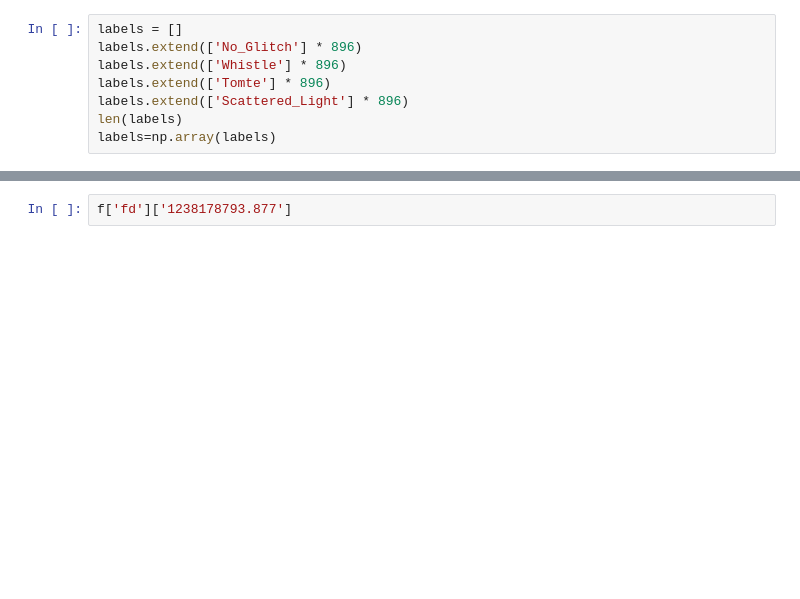
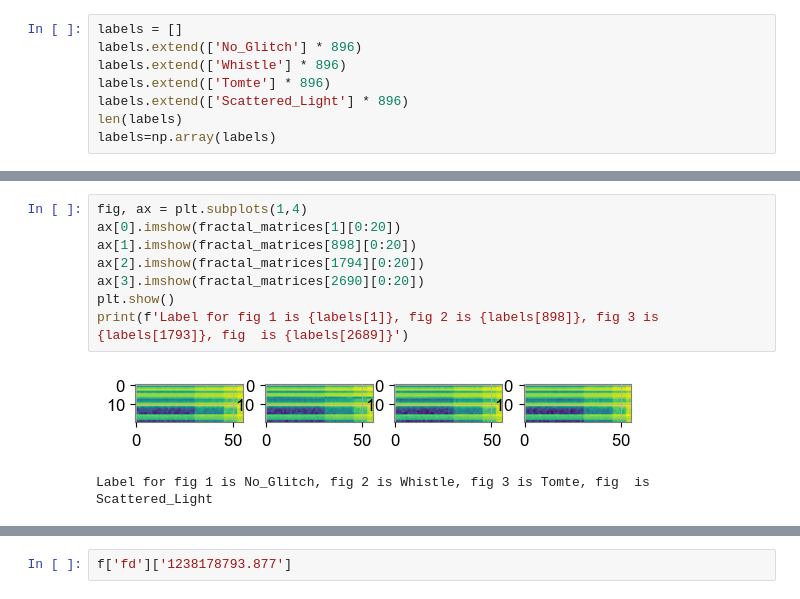
Before and after one commit to brianbaert/MscThesis, a Jupyter notebook: MscThesis_RQ2_playground_FD.ipynb, the cells around one changed output, grey strips where cells are left out. Drawn from its saved outputs; the diff is of its cells as text; blank space fills up the shorter version.

```diff
--- a/MscThesis_RQ2_playground_FD.ipynb
+++ b/MscThesis_RQ2_playground_FD.ipynb
@@ -150 +146,12 @@ labels=np.array(labels)
+# %%
+fig, ax = plt.subplots(1,4)
+ax[0].imshow(fractal_matrices[1][0:20])
+ax[1].imshow(fractal_matrices[898][0:20])
+ax[2].imshow(fractal_matrices[1794][0:20])
+ax[3].imshow(fractal_matrices[2690][0:20])
+plt.show()
+print(f'Label for fig 1 is {labels[1]}, fig 2 is {labels[898]}, fig 3 is {labels[1793]}, fig  is {labels[2689]}')
+# %% [output]
+[figure, added]
+Label for fig 1 is No_Glitch, fig 2 is Whistle, fig 3 is Tomte, fig  is Scattered_Light
 # %%
```
Also changed, not shown: parts of 21 cells of this notebook, 7 other files.
